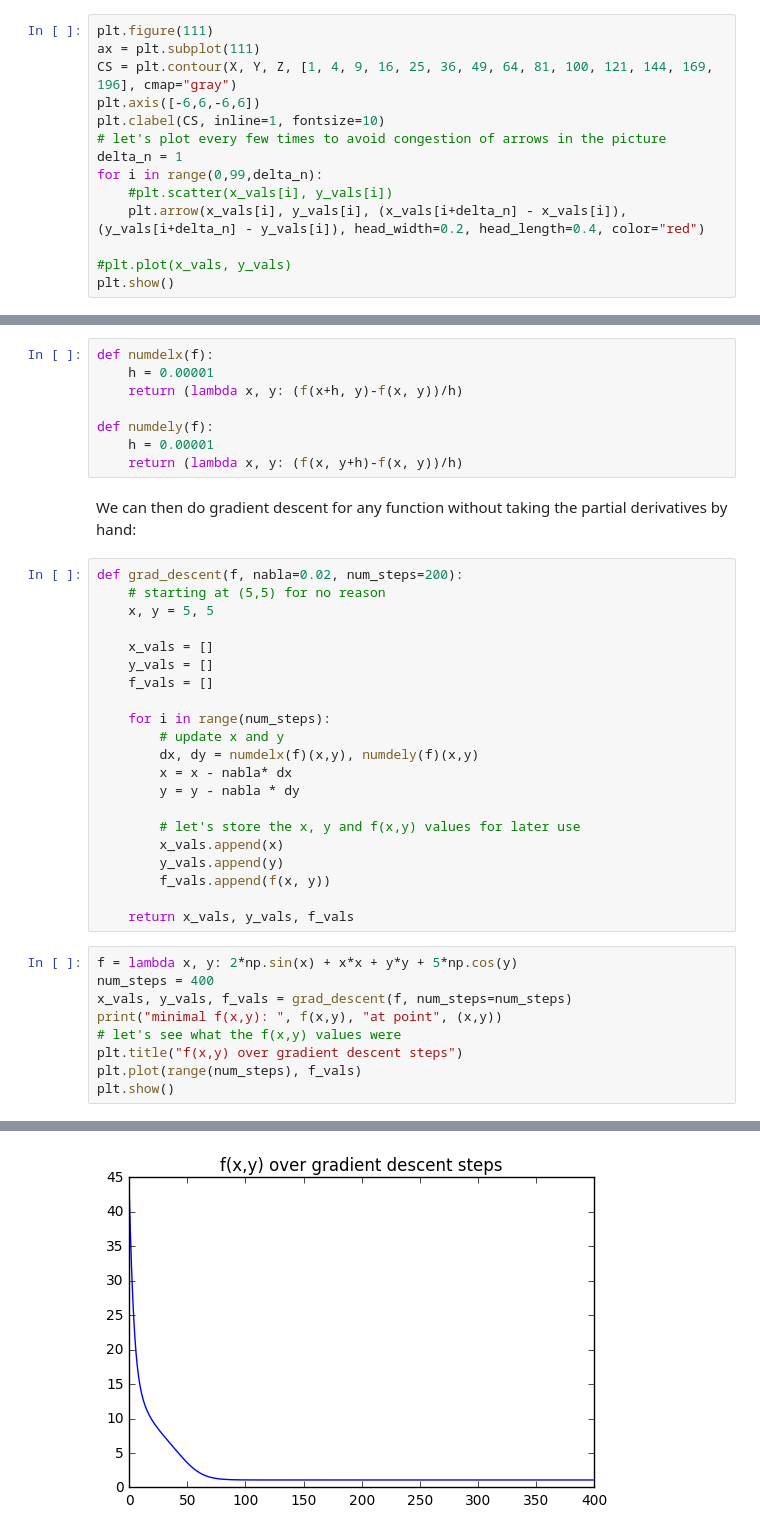
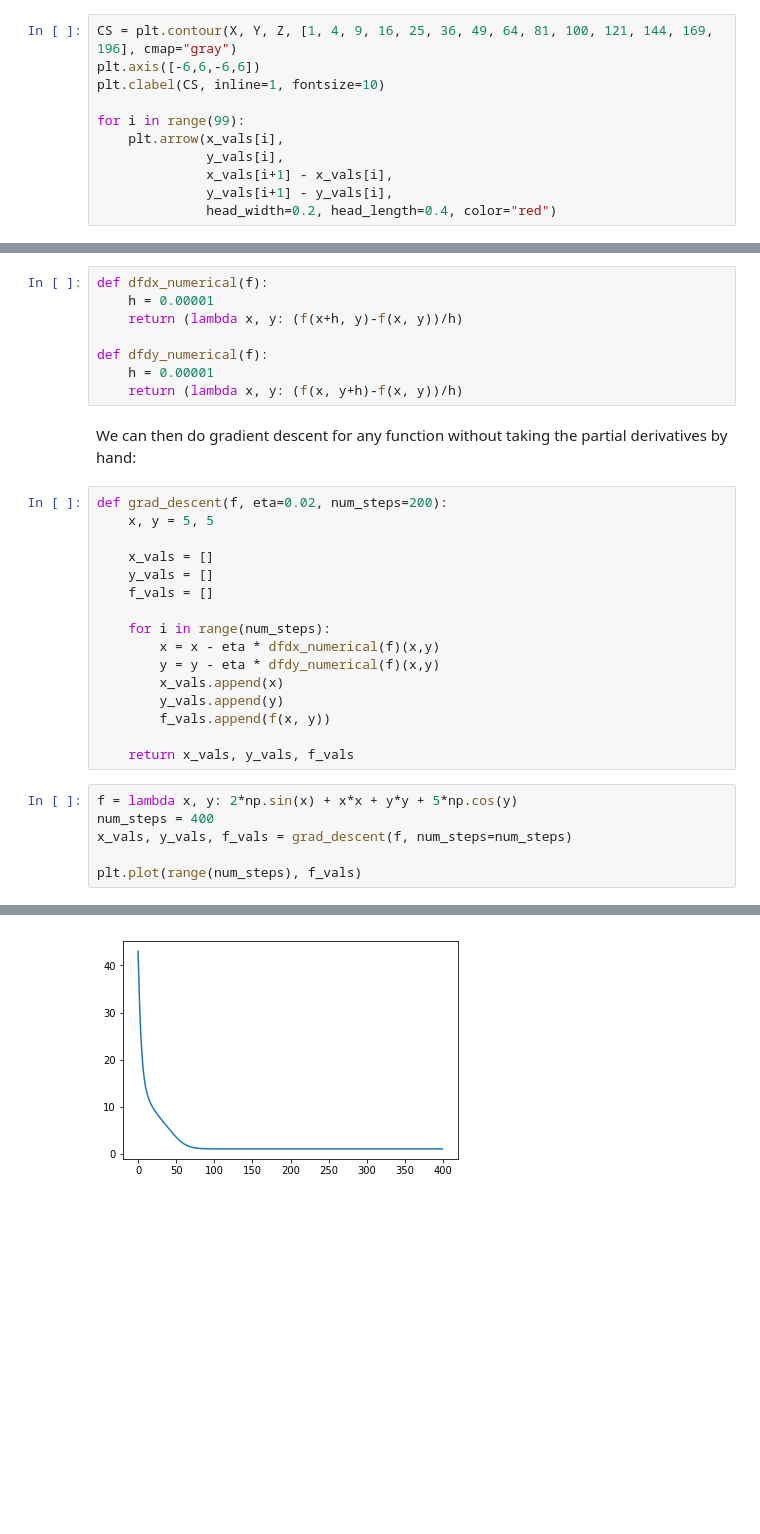
Before and after one commit to petermchale/math9, a Jupyter notebook: lectures/Lecture22.ipynb, the cells around one changed output, grey strips where cells are left out. Drawn from its saved outputs; the diff is of its cells as text; blank space fills up the shorter version.

```diff
--- a/lectures/Lecture22.ipynb
+++ b/lectures/Lecture22.ipynb
@@ -122,15 +117,12 @@ Let's include the arrows for how gradient descent moves us.
 # %%
-plt.figure(111)
-ax = plt.subplot(111)
 CS = plt.contour(X, Y, Z, [1, 4, 9, 16, 25, 36, 49, 64, 81, 100, 121, 144, 169, 196], cmap="gray")
 plt.axis([-6,6,-6,6])
 plt.clabel(CS, inline=1, fontsize=10)
-# let's plot every few times to avoid congestion of arrows in the picture
-delta_n = 1
-for i in range(0,99,delta_n):
-    #plt.scatter(x_vals[i], y_vals[i])
-    plt.arrow(x_vals[i], y_vals[i], (x_vals[i+delta_n] - x_vals[i]), (y_vals[i+delta_n] - y_vals[i]), head_width=0.2, head_length=0.4, color="red")
 
-#plt.plot(x_vals, y_vals)
-plt.show()
+for i in range(99):
+    plt.arrow(x_vals[i],
+              y_vals[i],
+              x_vals[i+1] - x_vals[i],
+              y_vals[i+1] - y_vals[i],
+              head_width=0.2, head_length=0.4, color="red")
 # %% [output]
@@ -162,19 +152,18 @@ num_derivative(f)(1)
 # %% [markdown]
 We can of course do it for partial derivatives:
 # %%
-def numdelx(f):
+def dfdx_numerical(f):
     h = 0.00001
     return (lambda x, y: (f(x+h, y)-f(x, y))/h)
 
-def numdely(f):
+def dfdy_numerical(f):
     h = 0.00001
     return (lambda x, y: (f(x, y+h)-f(x, y))/h)
 # %% [markdown]
 
 We can then do gradient descent for any function without taking the partial derivatives by hand:
 # %%
-def grad_descent(f, nabla=0.02, num_steps=200):
-    # starting at (5,5) for no reason
+def grad_descent(f, eta=0.02, num_steps=200):
     x, y = 5, 5
 
     x_vals = []
@@ -182,12 +171,8 @@ def grad_descent(f, nabla=0.02, num_steps=200):
     f_vals = []
 
     for i in range(num_steps):
-        # update x and y
-        dx, dy = numdelx(f)(x,y), numdely(f)(x,y)
-        x = x - nabla* dx
-        y = y - nabla * dy
-
-        # let's store the x, y and f(x,y) values for later use
+        x = x - eta * dfdx_numerical(f)(x,y)
+        y = y - eta * dfdy_numerical(f)(x,y)
         x_vals.append(x)
         y_vals.append(y)
         f_vals.append(f(x, y))
@@ -197,9 +182,6 @@ def grad_descent(f, nabla=0.02, num_steps=200):
 f = lambda x, y: 2*np.sin(x) + x*x + y*y + 5*np.cos(y)
 num_steps = 400
 x_vals, y_vals, f_vals = grad_descent(f, num_steps=num_steps)
-print("minimal f(x,y): ", f(x,y), "at point", (x,y))
-# let's see what the f(x,y) values were
-plt.title("f(x,y) over gradient descent steps")
+
 plt.plot(range(num_steps), f_vals)
-plt.show()
 # %% [output]
@@ -207,2 +189,2 @@ minimal f(x,y):  7.08728167914 at point (-1.9997546313362582, -0.249999996296083
-[figure, old version]
+[figure, new version]
 # %% [markdown]
```
Also changed, not shown: parts of 21 cells of this notebook.
